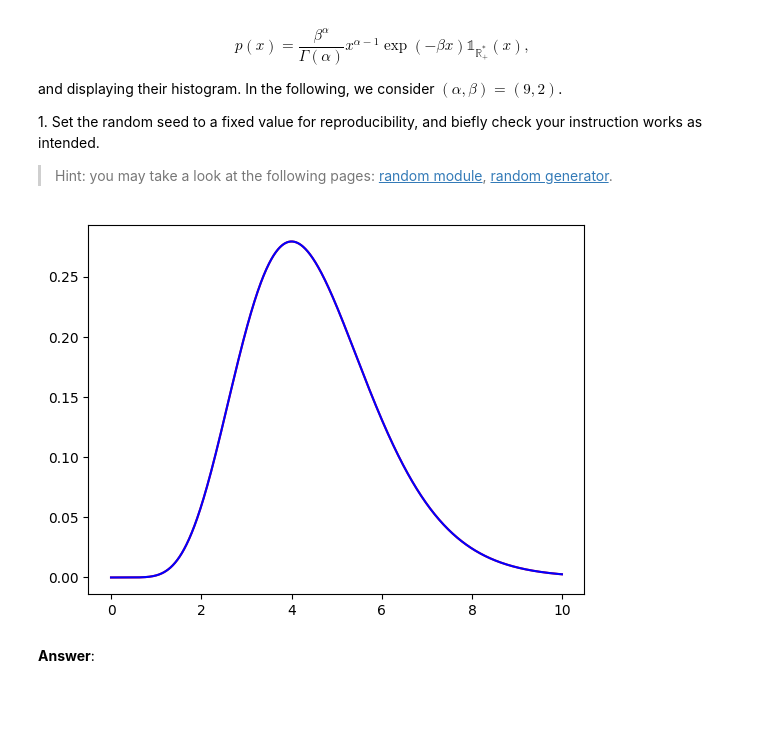
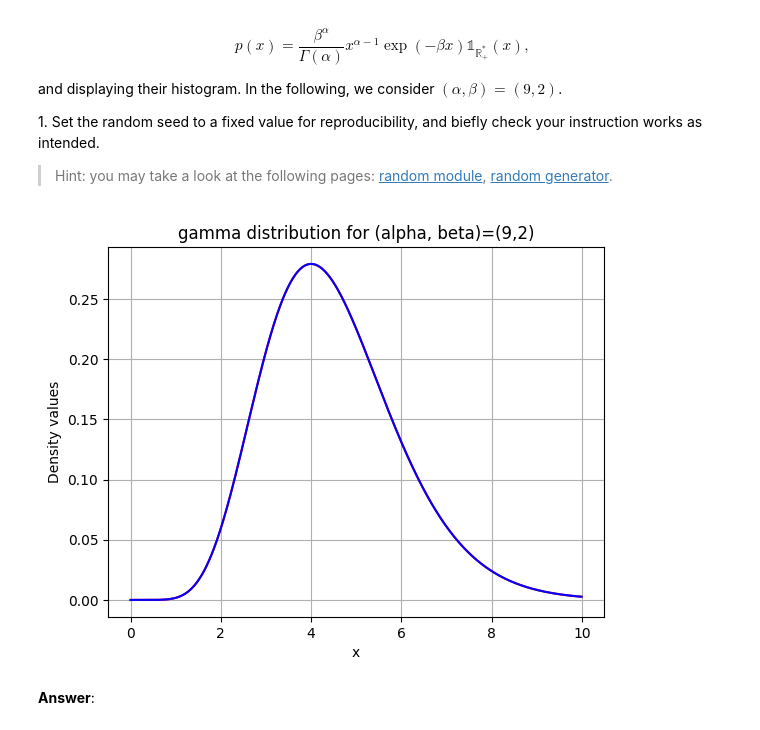
Before and after one commit to marcaIL/python_sdia, a Jupyter notebook: Labs/Lab2/lab2.ipynb, the cells around one changed output. Drawn from its saved outputs; the diff is of its cells as text; code cells hidden in the pictures; blank space fills up the shorter version.

```diff
--- a/Labs/Lab2/lab2.ipynb
+++ b/Labs/Lab2/lab2.ipynb
@@ -57,14 +57,18 @@ from ex_1_functions import p,p2
 # %%
 alpha,beta=9.0,2.0
 n=1000
 X=[0+i*10/n for i in range(n)]
 f=[p(x,alpha,beta) for x in X]
 g=[p2(x,alpha,beta) for x in X]
 plt.plot(X,f, color="red")
 plt.plot(X,g, color="blue")
+plt.grid()
+plt.xlabel("x")
+plt.ylabel("Density values")
+plt.title(label="gamma distribution for (alpha, beta)=(9,2)")
 plt.show()
 # %% [output]
-[figure, old version]
+[figure, new version]
 # %% [markdown]
 **Answer**:
 # %%
```
Also changed, not shown: 1 other file.
